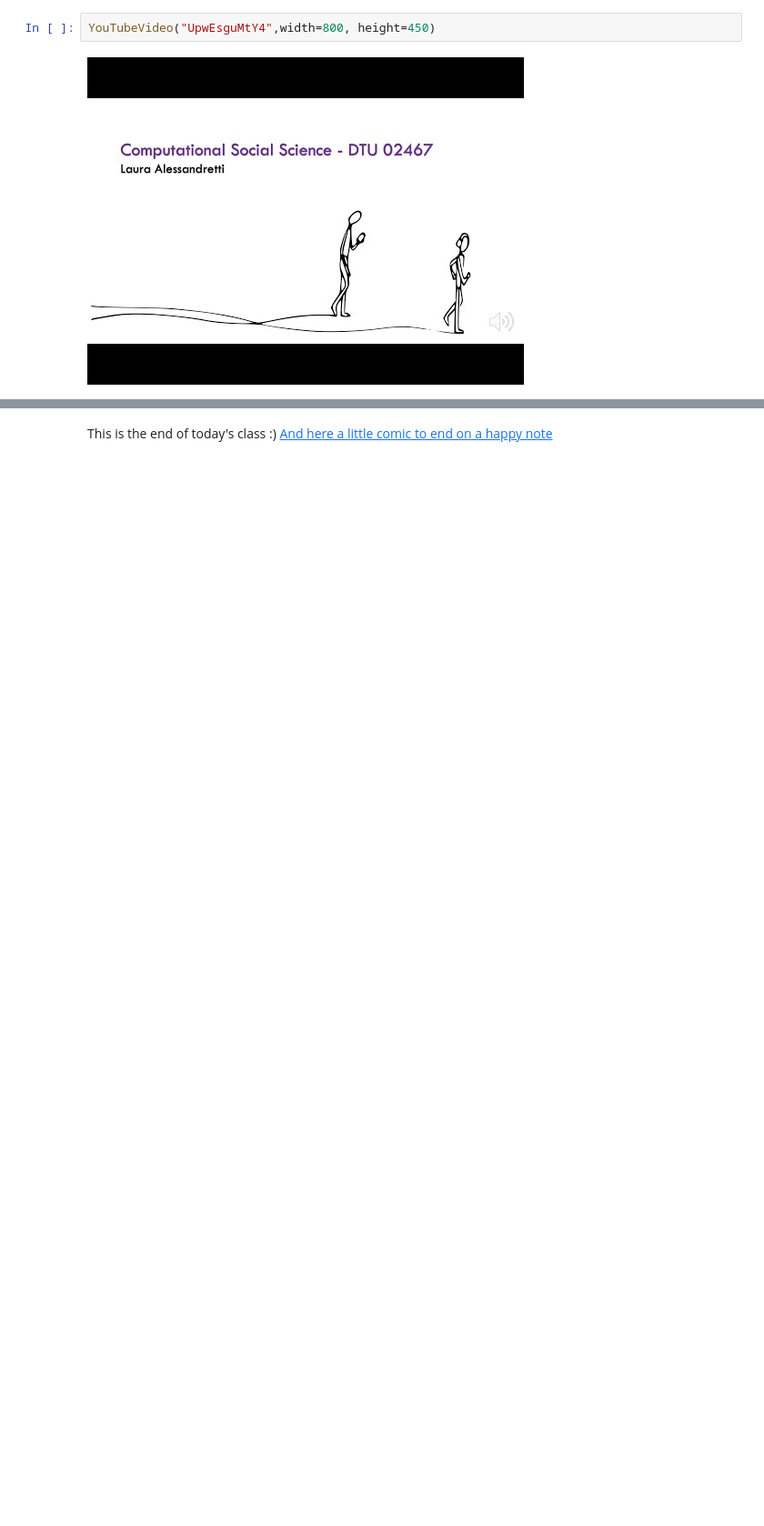
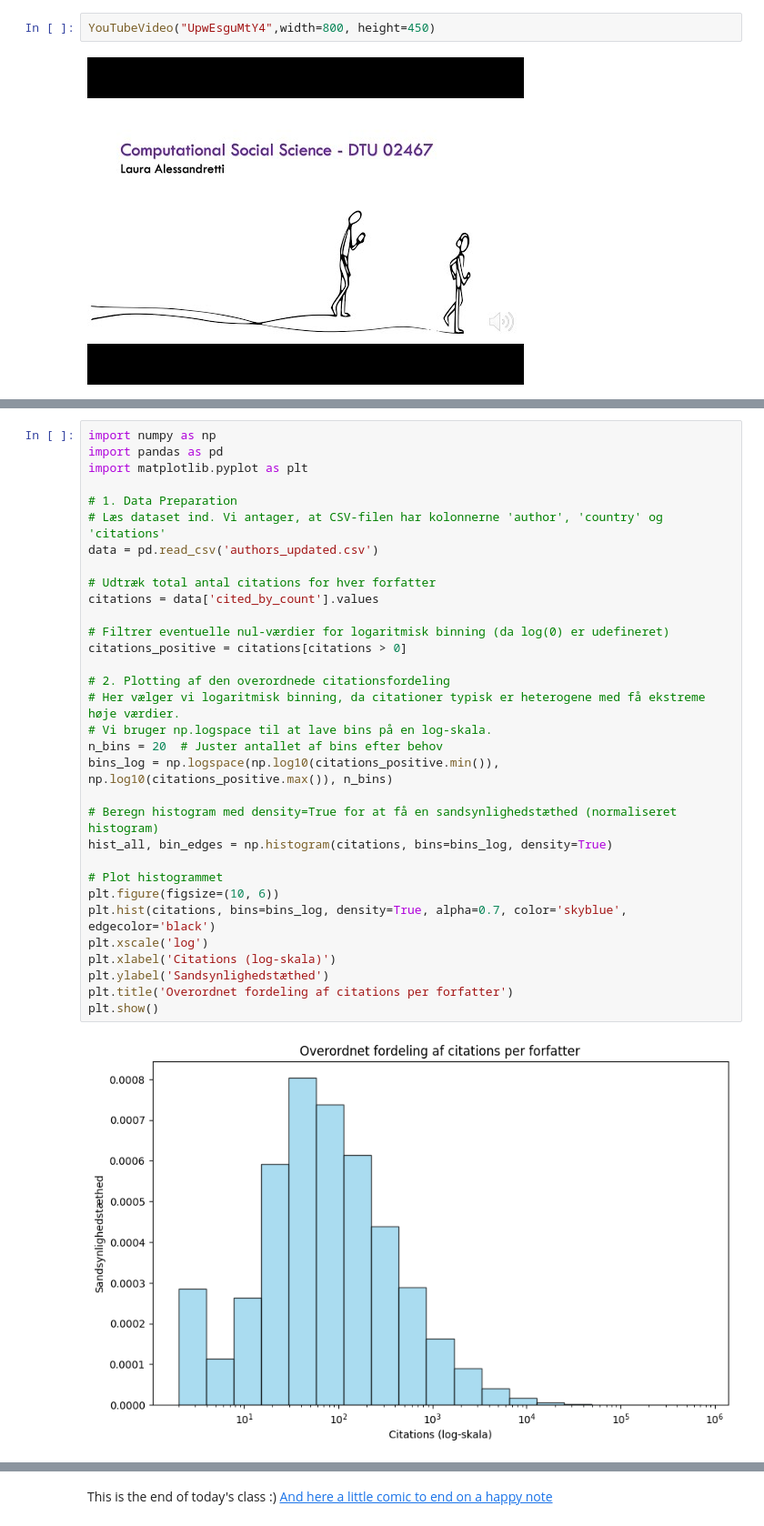
Before and after one commit to miickii/comsocsci2025, a Jupyter notebook: lectures/week3_visualization.ipynb, the cells around one changed output, grey strips where cells are left out. Shown at 91% size. Saved outputs shown, nothing was run; the diff lists cells and outputs as text; blank space fills up the shorter version.

```diff
--- a/lectures/week3_visualization.ipynb
+++ b/lectures/week3_visualization.ipynb
@@ -74,0 +114,34 @@ YouTubeVideo("UpwEsguMtY4",width=800, height=450)
+# %%
+import numpy as np
+import pandas as pd
+import matplotlib.pyplot as plt
+
+# 1. Data Preparation
+# Læs dataset ind. Vi antager, at CSV-filen har kolonnerne 'author', 'country' og 'citations'
+data = pd.read_csv('authors_updated.csv')
+
+# Udtræk total antal citations for hver forfatter
+citations = data['cited_by_count'].values
+
+# Filtrer eventuelle nul-værdier for logaritmisk binning (da log(0) er udefineret)
+citations_positive = citations[citations > 0]
+
+# 2. Plotting af den overordnede citationsfordeling
+# Her vælger vi logaritmisk binning, da citationer typisk er heterogene med få ekstreme høje værdier.
+# Vi bruger np.logspace til at lave bins på en log-skala.
+n_bins = 20  # Juster antallet af bins efter behov
+bins_log = np.logspace(np.log10(citations_positive.min()), np.log10(citations_positive.max()), n_bins)
+
+# Beregn histogram med density=True for at få en sandsynlighedstæthed (normaliseret histogram)
+hist_all, bin_edges = np.histogram(citations, bins=bins_log, density=True)
+
+# Plot histogrammet
+plt.figure(figsize=(10, 6))
+plt.hist(citations, bins=bins_log, density=True, alpha=0.7, color='skyblue', edgecolor='black')
+plt.xscale('log')
+plt.xlabel('Citations (log-skala)')
+plt.ylabel('Sandsynlighedstæthed')
+plt.title('Overordnet fordeling af citations per forfatter')
+plt.show()
+# %% [output]
+[figure, added]
```
Also changed, not shown: parts of 5 cells of this notebook, 12 other files.
